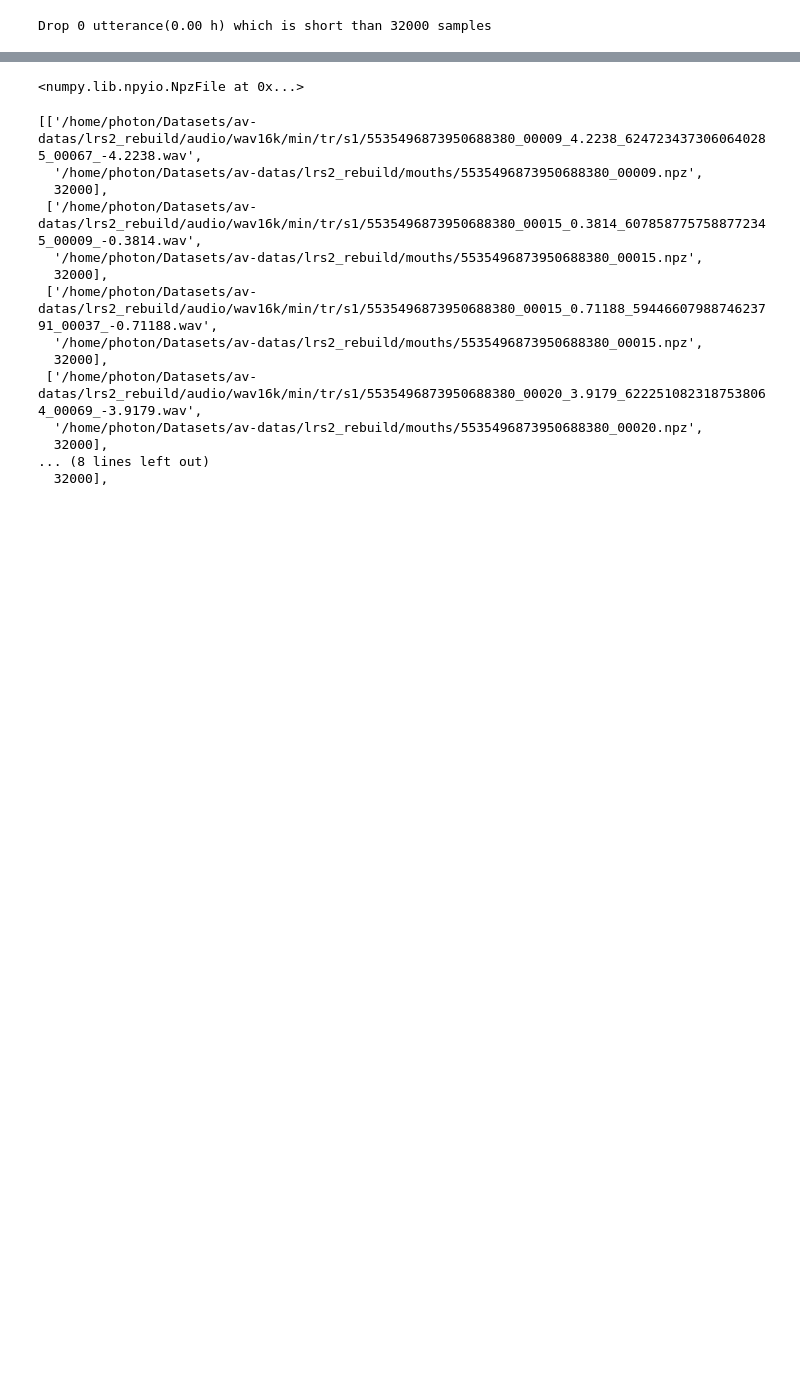
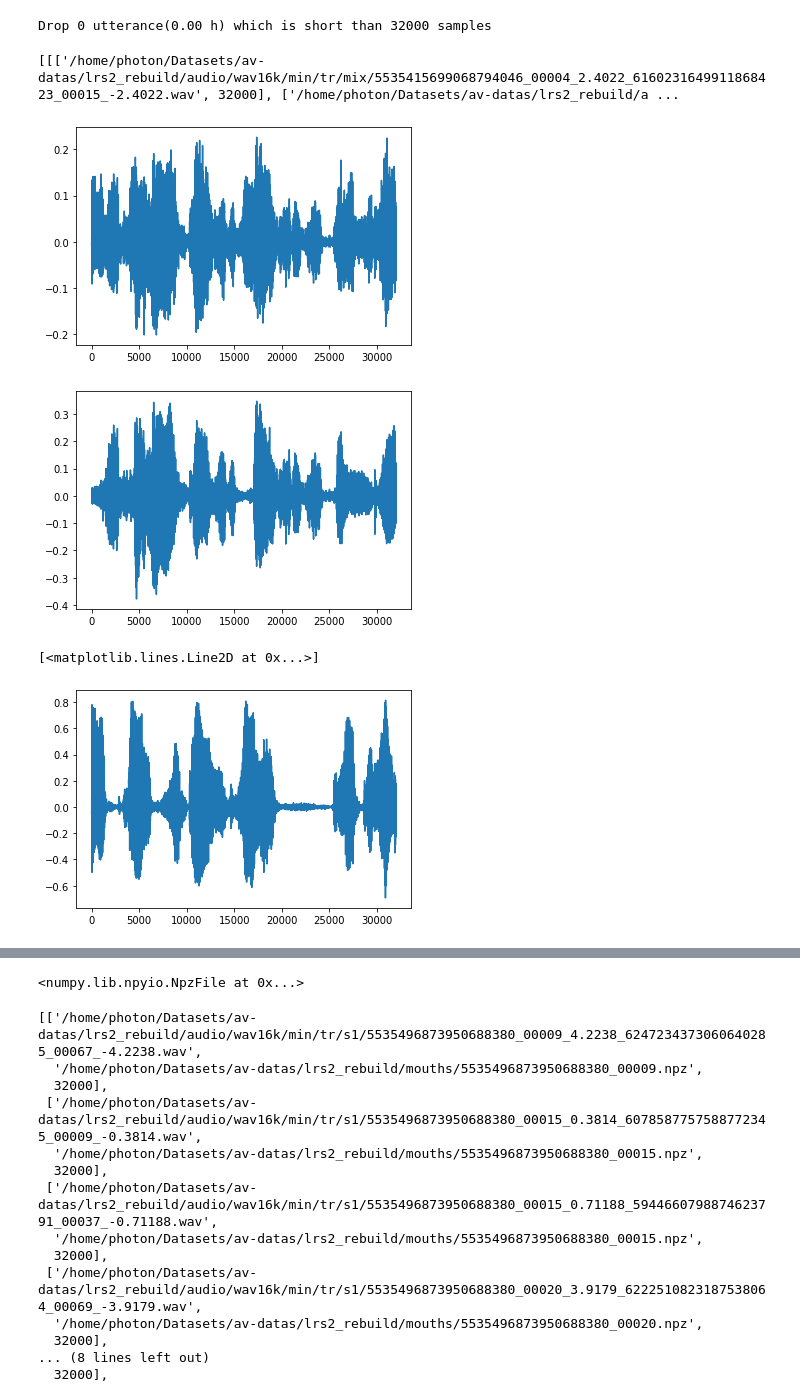
Before and after one commit to Tworan/MyGraduationProject, a Jupyter notebook: data/check_data.ipynb, the cells around one changed output, grey strips where cells are left out. Saved outputs shown, nothing was run; the diff lists cells and outputs as text; code cells hidden in the pictures; blank space fills up the shorter version.

```diff
--- a/data/check_data.ipynb
+++ b/data/check_data.ipynb
@@ -6,6 +6,28 @@ s1 = '/home/photon/MyGraduationProject/data/tr/s1.json'
 s2 = '/home/photon/MyGraduationProject/data/tr/s2.json'
 # %%
 from dataset import *
-data = AudioDataset('/home/photon/MyGraduationProject/data/tr', 8, sample_rate=16000)
+data = AudioDataset('/home/photon/MyGraduationProject/local/lrs2/tr', 8, sample_rate=16000)
 # %% [output]
 Drop 0 utterance(0.00 h) which is short than 32000 samples
+# %%
+loader = AudioDataLoader(dataset=data, _mode='audio-visual', _type='tr')
+for batch in loader:
+    batch
+    break
+# %% [output]
+[[['/home/photon/Datasets/av-datas/lrs2_rebuild/audio/wav16k/min/tr/mix/5535415699068794046_00004_2.4022_6160231649911868423_00015_-2.4022.wav', 32000], ['/home/photon/Datasets/av-datas/lrs2_rebuild/a ...
+# %%
+import matplotlib.pyplot as plt
+# plt.plot(batch[2][0][0].flatten())
+# batch[2]
+
+plt.plot(batch[0][2].flatten())
+plt.show()
+plt.plot(batch[2][2][1].flatten())
+plt.show()
+plt.plot(batch[2][2][0].flatten())
+# %% [output]
+[figure, added]
+[figure, added]
+[<matplotlib.lines.Line2D at 0x...>]
+[figure, added]
```
Also changed, not shown: parts of 4 cells of this notebook, 9 other files.
